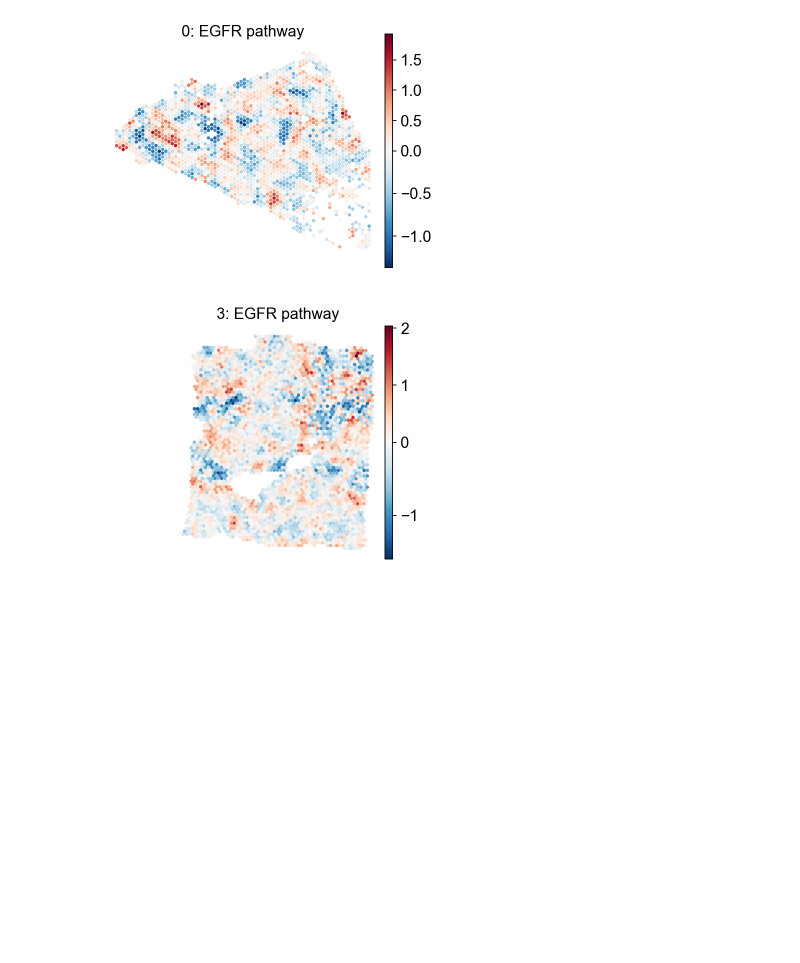
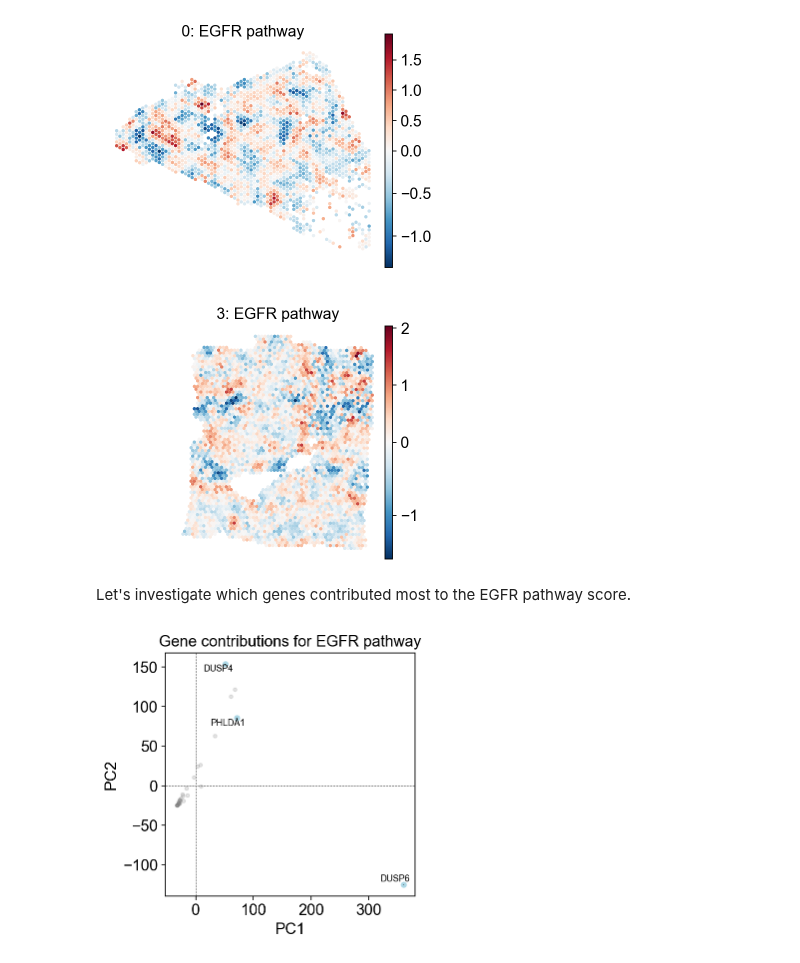
Before and after one commit to secrierlab/EnrichMap, a Jupyter notebook: docs/tutorials/gene_weights.ipynb, the cells around one changed output. Cells and saved outputs as stored; diff of their text form; code cells hidden in the pictures; blank space fills up the shorter version.

```diff
--- a/docs/tutorials/gene_weights.ipynb
+++ b/docs/tutorials/gene_weights.ipynb
@@ -99,3 +113,13 @@ em.pl.spatial_enrichmap(
 )
 # %% [output]
 [figure]
+# %% [markdown]
+Let's investigate which genes contributed most to the EGFR pathway score.
+# %%
+em.pl.gene_contributions_pca(
+    adata,
+    score_key="EGFR pathway",
+    top_n_genes=3
+)
+# %% [output]
+[figure, added]
```
Also changed, not shown: parts of 5 cells of this notebook, 8 other files.
